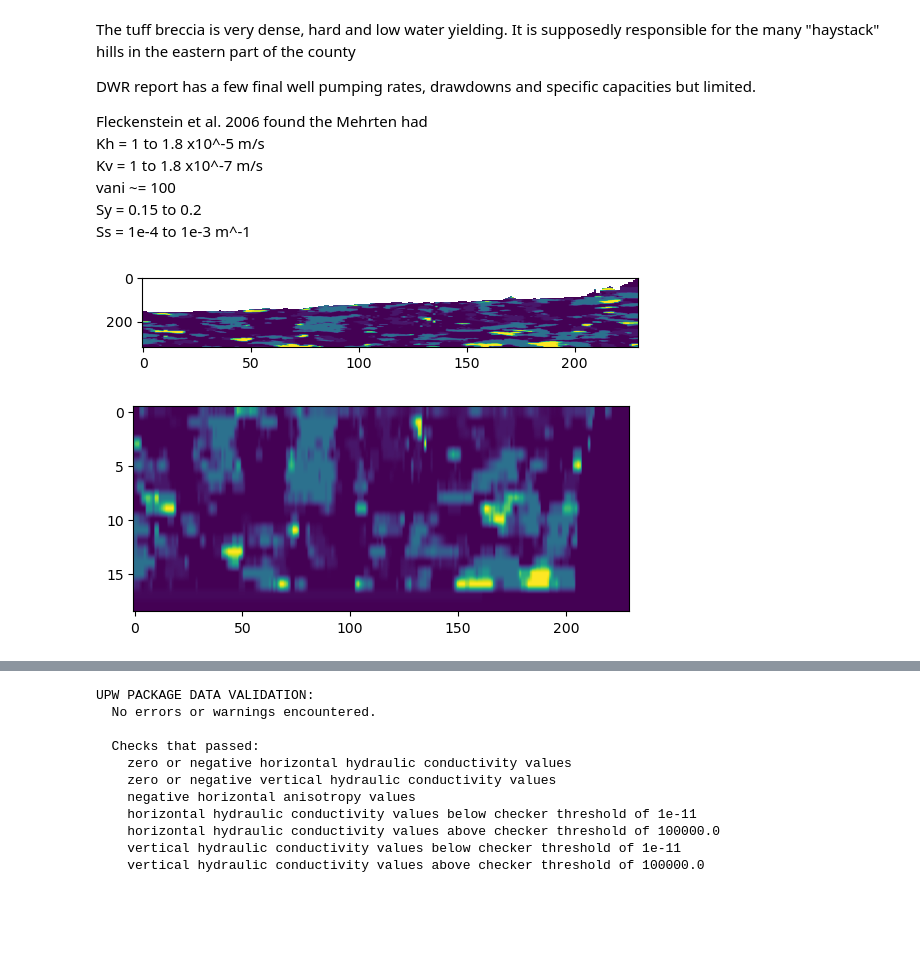
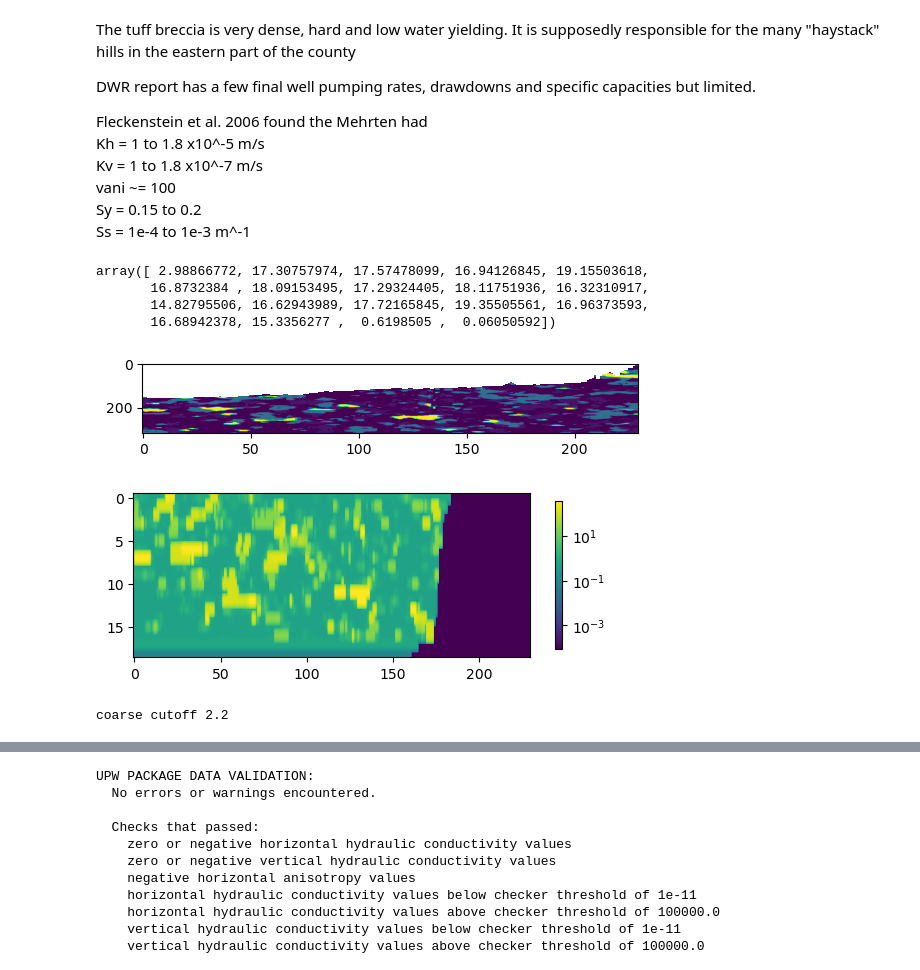
Before and after one commit to andrewcalderwood/CosumnesRiverRecharge, a Jupyter notebook: modflow_development/Regional/Historical simple geology.ipynb, the cells around one changed output, grey strips where cells are left out. Drawn from its saved outputs; the diff is of its cells as text; code cells hidden in the pictures; blank space fills up the shorter version.

```diff
--- a/modflow_development/Regional/Historical simple geology.ipynb
+++ b/modflow_development/Regional/Historical simple geology.ipynb
@@ -656,11 +666,11 @@ reload(tc)
 # %%
-#  one based is  min:1, 90:mean, max:34
-t=89 #0, 33,89
+
+t=43
 tprogs_info = [80, -80, 320]
 
 tprogs_line = np.loadtxt(tprogs_files[t])
 masked_tprogs= tc.tprogs_cut_elev(tprogs_line, dem_data, tprogs_info)
-K, Sy, Ss, por = tc.int_to_param(masked_tprogs, params, porosity=True)
+K, Sy, Ss, porosity = tc.int_to_param(masked_tprogs, params, porosity=True)
 
 # save tprogs facies array as input data for use during calibration
 tprogs_dim = masked_tprogs.shape
@@ -692,6 +685,0 @@ for k in np.arange(1,num_tprogs+1):
-# %%
-# # take of 2 for the bottom layers and 1 for the unsat zone layer up top
-hk[1:-2,:,:] = Kx_upscaled
-vka[1:-2,:,:] = Kz_upscaled
-sy[1:-2,:,:] = Sy_upscaled
-ss[1:-2,:,:] = Ss_upscaled
@@ -761,13 +752,32 @@ ss[-2,:,:] = params.loc[5,'Ss']
 
 # this is causing potentially high water levels in the foothills
 # the deep_geology array shows where the mehrten formation comes out of the surface
-hk[deep_geology[:,:,:].astype(bool)] = params.loc[6,'K_m_d']
-vka[deep_geology[:,:,:].astype(bool)] = params.loc[6,'K_m_d']/params.loc[6,'vani']
-sy[deep_geology[:,:,:].astype(bool)] = params.loc[6,'Sy']
-ss[deep_geology[:,:,:].astype(bool)] = params.loc[6,'Ss']
+# hk[deep_geology[:,:,:].astype(bool)] = params.loc[7,'K_m_d']
+# vka[deep_geology[:,:,:].astype(bool)] = params.loc[7,'K_m_d']/params.loc[7,'vani']
+# sy[deep_geology[:,:,:].astype(bool)] = params.loc[7,'Sy']
+# ss[deep_geology[:,:,:].astype(bool)] = params.loc[7,'Ss']
 
 # set values for bottom layer, Mehrten formation
 hk[-1,:,:] = params.loc[6,'K_m_d']
 vka[-1,:,:] = params.loc[6,'K_m_d']/params.loc[6,'vani']
 sy[-1,:,:] = params.loc[6,'Sy']
 ss[-1,:,:] = params.loc[6,'Ss']
+# %%
+# rather than use a variable deep geology array which is complicated to determine local effects
+# use the mean column for each layer to define a block of Low K to correct gradient in the foothill
+adj_lowK = pd.DataFrame(np.transpose(np.where(deep_geology>0)), columns=['k','i','j'])
+# the mean didn't quite extend far enough or wasn't low enough K
+# adj_lowK = adj_lowK.groupby('k').mean()['j'].astype(int)
+# trying near minimum to extend further, manually adjusted to 0.15 by comparing to dem_data>56
+adj_lowK = adj_lowK.groupby('k').quantile(0.15)['j'].astype(int)
+adj_lowK_arr = np.zeros((nlay,nrow,ncol))
+for k in adj_lowK.index:
+    adj_lowK_arr[k, :, adj_lowK.loc[k]:] = 1
+# don't want to adjust deepest two layers?
+# adj_lowK_arr[-1] = 0
+# this is causing potentially high water levels in the foothills
+# the deep_geology array shows where the mehrten formation comes out of the surface
+hk[adj_lowK_arr.astype(bool)] = params.loc[7,'K_m_d']
+vka[adj_lowK_arr.astype(bool)] = params.loc[7,'K_m_d']/params.loc[7,'vani']
+sy[adj_lowK_arr.astype(bool)] = params.loc[7,'Sy']
+ss[adj_lowK_arr.astype(bool)] = params.loc[7,'Ss']
@@ -774,14 +789,22 @@ ss[-1,:,:] = params.loc[6,'Ss']
+# %%
+vka.mean(axis=(1,2))
+# %% [output]
+array([ 2.98866772, 17.30757974, 17.57478099, 16.94126845, 19.15503618,
+       16.8732384 , 18.09153495, 17.29324405, 18.11751936, 16.32310917,
+       14.82795506, 16.62943989, 17.72165845, 19.35505561, 16.96373593,
+       16.68942378, 15.3356277 ,  0.6198505 ,  0.06050592])
 # %%
 # plt.imshow(K[0,:,:])
 # plt.imshow(K[-1,:,:])
 row = 50
 plt.imshow(K[:,row,:],aspect=1/10)
 plt.show()
-plt.imshow(hk[:,row,:],aspect=5)
+plt.imshow(vka[:,row,:],aspect=5, norm=mpl.colors.LogNorm())
+plt.colorbar(shrink=0.4)
 plt.show()
 # %% [output]
-[figure, old version]
+[figure, new version]
-[figure, old version]
+[figure, new version]
 # %%
 # because I need to maintain a confined sytem for now, I should use the storativity option because
 # the gravel has a very low specific storage that might be causing the large jumps
@@ -808,3 +831,22 @@ np.savetxt(model_ws+'/input_data/storativity.tsv', np.reshape(storativity,(nlay*
+# %%
+# this may not be needed
+# reduce sand/gravel vka for seepage in LAK/SFR assuming some fining
+seep_vka = np.copy(vka)
+coarse_cutoff = vka_quants.loc[2,'vka_min'] # sand minimum
+seep_vka[seep_vka > coarse_cutoff] /= 10
+print('coarse cutoff %.1f' %coarse_cutoff)
+
+# model review has shown that stream leakage is the cause of excess heads in the foothills
+# the solution is to scale strhc1 in the foothills by 1/10 or more (over the deep geology generally)
+# seep_vka[adj_lowK_arr[:-2].astype(bool)] /= 10
+# column 150 is just below roooney, where east wells oversimulate
+seep_vka /= 4 # divide everything by 2
+seep_vka[:,:,120:] /= 15
+
+# keep laguna/mehrten input constant
+seep_vka[-2:] = np.copy(vka[-2:])
+# %% [output]
+coarse cutoff 2.2
 # %%
 coarse = (masked_tprogs==1)|(masked_tprogs==2)
 # %%
```
Also changed, not shown: parts of 161 cells of this notebook, 6 other files.
